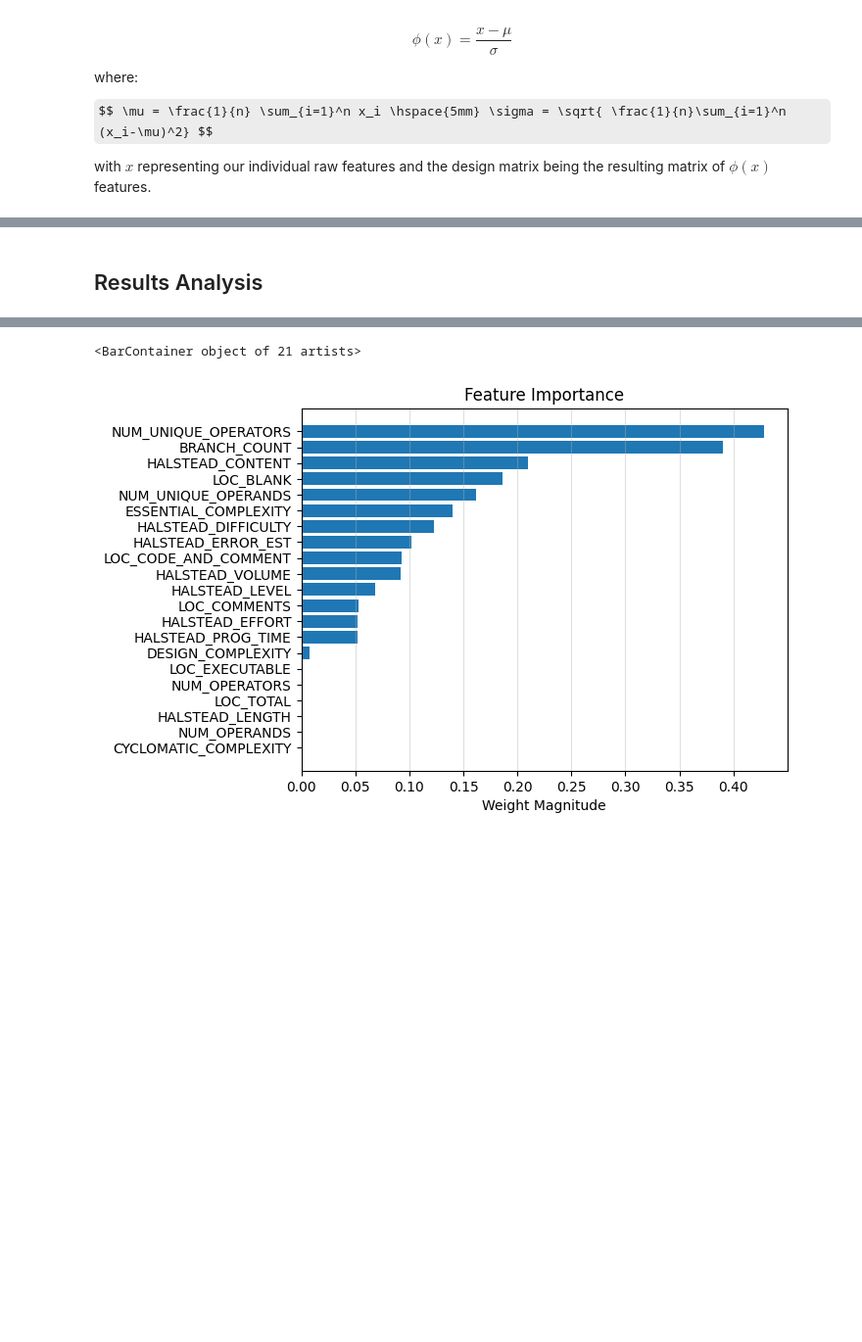
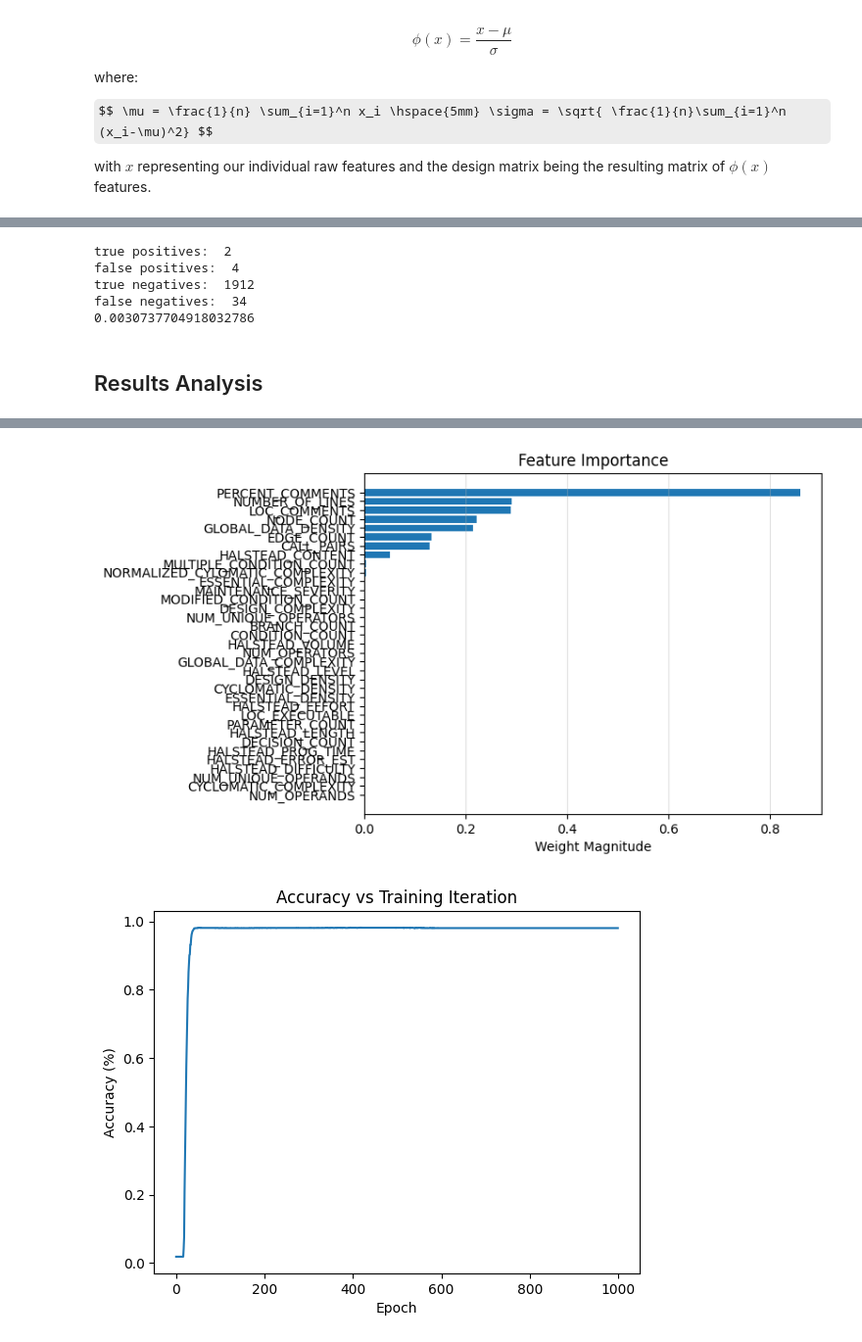
Before and after one commit to agoodyer/software-defect-prediction, a Jupyter notebook: logistic_regression_test.ipynb, the cells around one changed output, grey strips where cells are left out. Shown: that part at 98% size. Drawn from its saved outputs; the diff is of its cells as text; code cells hidden in the pictures; some formulas as TeX source; blank space fills up the shorter version.

Commit message:
log transform and drop redundant features

```diff
--- a/logistic_regression_test.ipynb
+++ b/logistic_regression_test.ipynb
@@ -26,12 +37,26 @@ $$ \mu = \frac{1}{n} \sum_{i=1}^n x_i \hspace{5mm} \sigma = \sqrt{ \frac{1}{n}\s
 
 with $x$ representing our individual raw features and the design matrix being the resulting matrix of $\phi(x)$ features.
 # %%
+columns_dropped = [
+    'LOC_BLANK', 'LOC_TOTAL', 'LOC_CODE_AND_COMMENT', # proxies for LOC
+    # 'DESIGN_COMPLEXITY', 'ESSENTIAL_COMPLEXITY', 'BRANCH_COUNT',
+]
+
+df = raw_features = df.drop(columns = columns_dropped)
+
 raw_features = df.iloc[:, :-1].values.astype(float)
+
+
+
+raw_features = np.log1p(raw_features) # log transform
 
 mu = np.mean(raw_features, axis=0)
 sigma = np.std(raw_features, axis=0)
 
 X = (raw_features-mu)/sigma
+y = df.iloc[:,-1].apply(lambda x: 1 if str(x) == 'Y' else 0).values
 
-# X = (raw_features - raw_features.min(axis=0)) / (raw_features.max(axis=0) - raw_features.min(axis=0))
-y = df.iloc[:,-1].apply(lambda x: 1 if str(x) == 'Y' else 0).values
+correlation_matrix = pd.DataFrame(X).corr()
+
+feature_names = df.columns[:-1]
+sns.heatmap(correlation_matrix, xticklabels=feature_names, yticklabels=feature_names)
@@ -84,21 +113,57 @@ n, d = X.shape
 eta = 0.1
 theta = np.zeros(d)
 theta_zero = 0
-l1_reg = 0.001
-epochs = 100000
+l1_reg = 0.02
+epochs = 1000
+
+accuracy_v = [] # store accuracy
 
 def sigmoid(x):
     return 1/(1+np.exp(-x))
+
 
 for i in range(epochs):
     z = np.dot(X,theta) + theta_zero
     p = sigmoid(z)
 
-    d_theta = (1/n)*np.dot(X.T, (p-y)) + l1_reg*np.sign(theta)
+    predictions = (p>=0.3).astype(int)
+    accuracy = np.mean(predictions==y)
+    accuracy_v.append(accuracy)
+
+
+    error = p-y
+
+    asymmetric_error = np.where(y==1, error*4, error)
+
+    d_theta = (1/n)*np.dot(X.T, asymmetric_error) + l1_reg*np.sign(theta)
     d_theta_zero = (1/n)*np.sum(p-y)
 
     theta -= eta*d_theta
     theta_zero -= eta*d_theta_zero
+# %%
+true_positives = np.sum( (predictions==1) & (y==1))
+true_negatives = np.sum( (predictions==0) & (y==0))
+false_positives = np.sum( (predictions==1) & (y==0))
+false_negatives = np.sum( (predictions==0) & (y==1))
+
+
+print('true positives: ', true_positives)
+print('false positives: ', false_positives)
+
+
+print('true negatives: ', true_negatives)
+print('false negatives: ', false_negatives)
+
+
+avg = np.average(predictions)
+
+print(avg)
+# %% [output]
+true positives:  2
+false positives:  4
+true negatives:  1912
+false negatives:  34
+0.0030737704918032786
 # %% [markdown]
 ## Results Analysis
 # %%
@@ -127,6 +192,14 @@ plt.title('Feature Importance')
 plt.xlabel("Weight Magnitude")
 plt.grid(axis='x', alpha=0.4)
 plt.barh(names[::-1],weight[::-1])
+plt.show()
+
+
+plt.plot(accuracy_v, label='Training Accuracy')
+plt.ylabel('Accuracy (%)')
+plt.xlabel('Epoch')
+plt.title('Accuracy vs Training Iteration')
+plt.show()
 # %% [output]
 ### Feature Importance for Defect Prediction
 Metric Name | Weight Magnitude | Impact
@@ -155,2 +242,2 @@ Metric Name | Weight Magnitude | Impact
-<BarContainer object of 21 artists>
-[figure, old version]
+[figure, new version]
+[figure, added]
```
Also changed, not shown: parts of 7 cells of this notebook.
